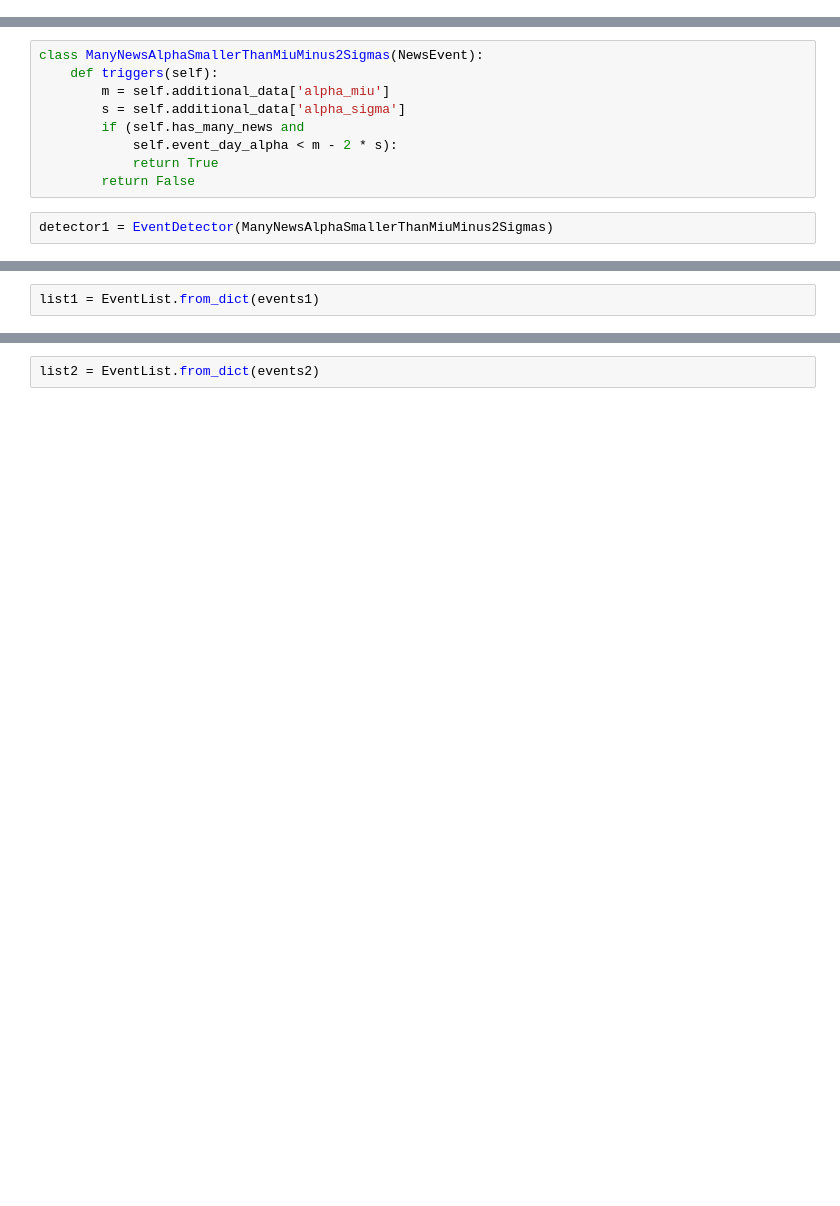
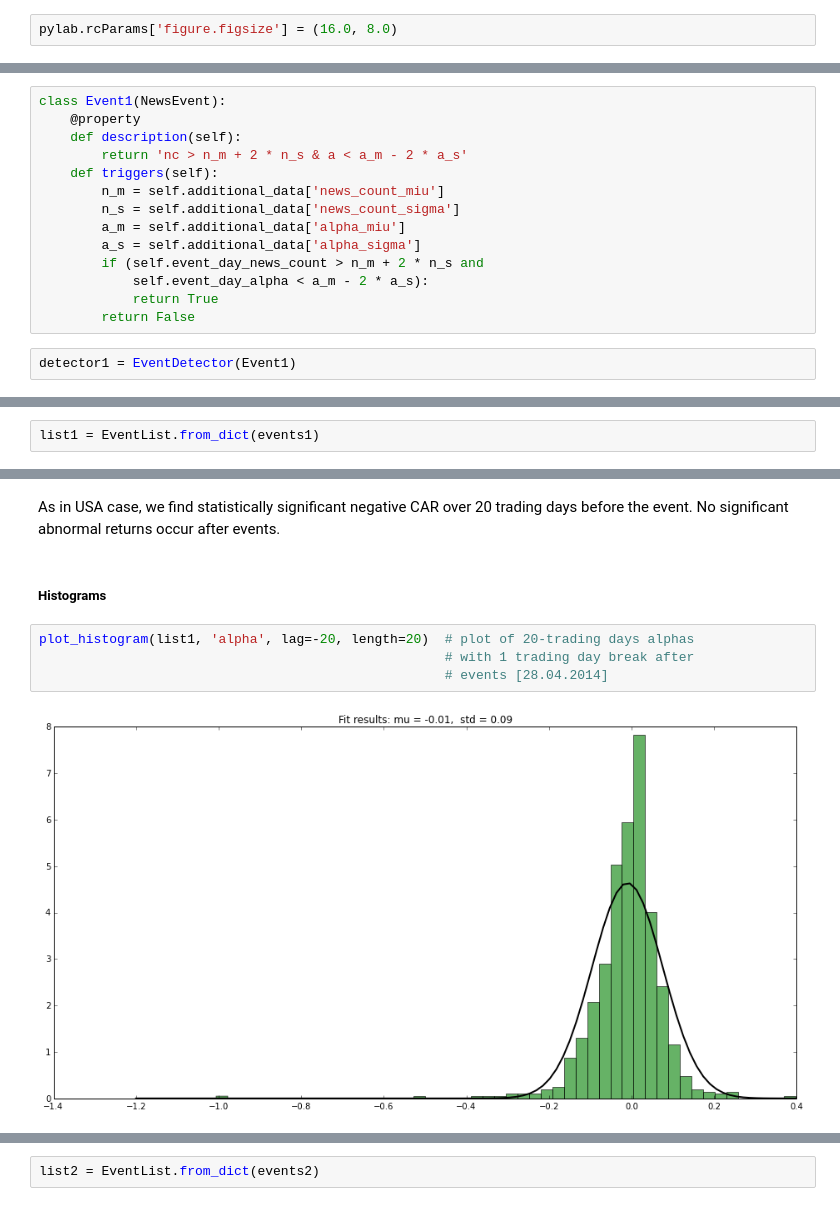
Before and after one commit to matwrob/blvresearch, a Jupyter notebook: cases/bad_news/0002 - basic events for CH, DE, FR, GB [08.04.2014].ipynb, the cells around one changed output, grey strips where cells are left out. Cells and saved outputs as stored; diff of their text form; blank space fills up the shorter version.

```diff
--- a/cases/bad_news/0002 - basic events for CH, DE, FR, GB [08.04.2014].ipynb
+++ b/cases/bad_news/0002 - basic events for CH, DE, FR, GB [08.04.2014].ipynb
@@ -13,4 +19,6 @@ from blvresearch.core.utils import (
 )
+# %%
+pylab.rcParams['figure.figsize'] = (16.0, 8.0)
 # %%
 start_date = '2011-01-01'
 end_date = '2013-12-31'
@@ -41,14 +66,19 @@ len(DATA)  # number of entities with data
 # %%
-class ManyNewsAlphaSmallerThanMiuMinus2Sigmas(NewsEvent):
+class Event1(NewsEvent):
+    @property
+    def description(self):
+        return 'nc > n_m + 2 * n_s & a < a_m - 2 * a_s'
     def triggers(self):
-        m = self.additional_data['alpha_miu']
-        s = self.additional_data['alpha_sigma']
-        if (self.has_many_news and
-            self.event_day_alpha < m - 2 * s):
+        n_m = self.additional_data['news_count_miu']
+        n_s = self.additional_data['news_count_sigma']
+        a_m = self.additional_data['alpha_miu']
+        a_s = self.additional_data['alpha_sigma']
+        if (self.event_day_news_count > n_m + 2 * n_s and
+            self.event_day_alpha < a_m - 2 * a_s):
             return True
         return False
 # %%
-detector1 = EventDetector(ManyNewsAlphaSmallerThanMiuMinus2Sigmas)
+detector1 = EventDetector(Event1)
 # %%
 events1 = dict()
 for entity_id, entity_data in DATA.items():
@@ -76 +161,12 @@ EventList with 737 events
+# %% [markdown]
+As in USA case, we find statistically significant negative CAR over 20 trading days before the event.
+No significant abnormal returns occur after events.
+# %% [markdown]
+##### Histograms
+# %%
+plot_histogram(list1, 'alpha', lag=-20, length=20)  # plot of 20-trading days alphas
+                                                    # with 1 trading day break after
+                                                    # events [28.04.2014]
+# %% [output]
+[figure, added]
 # %%
```
Also changed, not shown: parts of 146 cells of this notebook.
